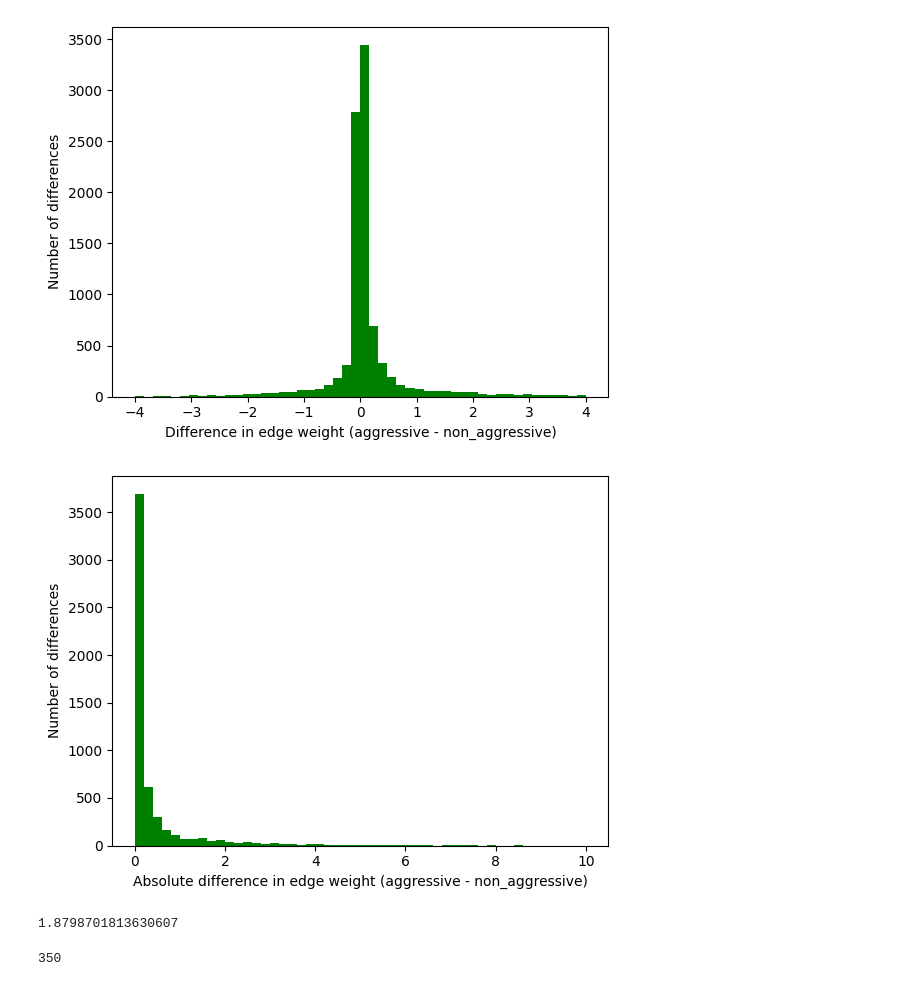
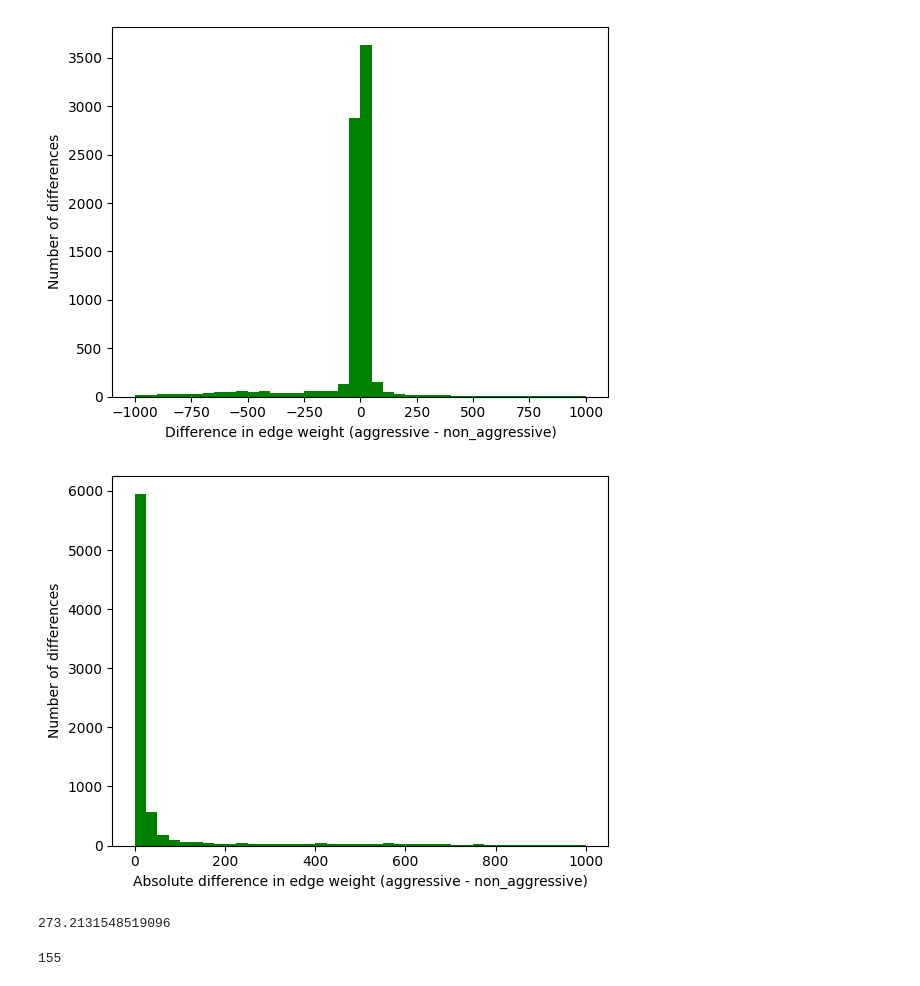
Before and after one commit to dmartmillan/OMEN, a Jupyter notebook: new_data/Probabilistic_network_aggr_vs_non_aggr.ipynb, the cells around one changed output. Cells and saved outputs as stored; diff of their text form; code cells hidden in the pictures.

```diff
--- a/new_data/Probabilistic_network_aggr_vs_non_aggr.ipynb
+++ b/new_data/Probabilistic_network_aggr_vs_non_aggr.ipynb
@@ -156,5 +194,5 @@ df_final_non_aggr
 # %%
-def calculateEdges(df,df_final,top_genes,top_genes2):
+def calculateEdges(df,df_final,top_genes,top_genes2,weighted,weight):
     edges = {}
     Normalization = sum(df['path_weight'].astype(float)) # Explained in the paper of OMEN
     for i in range(len(top_genes)):
@@ -168,10 +206,13 @@ def calculateEdges(df,df_final,top_genes,top_genes2):
             df_edge = df_final[ (df_final['gene1'].isin(nodes) & df_final['gene2'].isin(nodes)) | (df_final['gene1'].isin(nodes) & df_final['gene3'].isin(nodes)) | (df_final['gene2'].isin(nodes) & df_final['gene3'].isin(nodes))]
             s = sum(df_edge['path_weight'].astype(float))/Normalization
             if s>0:
-                edges[(node1,node2)] = s*100000 # to have bigger values
+                if weighted:
+                    edges[(node1,node2)] = s*weight
+                else:
+                    edges[(node1,node2)] = s*100000 # to have bigger values, because they are small probabilities
     return edges
 # %%
-edges_aggr = calculateEdges(df_aggr,df_final_aggr,top_genes_together,top_genes2_together)
+edges_aggr = calculateEdges(df_aggr,df_final_aggr,top_genes_together,top_genes2_together,True,df_aggr.size*correction_factor_weighted_paths_aggr)
 # %% [output]
 0
 1
@@ -193,5 +234,5 @@ edges_aggr = calculateEdges(df_aggr,df_final_aggr,top_genes_together,top_genes2_
 # %%
-edges_non_aggr = calculateEdges(df_non_aggr,df_final_non_aggr,top_genes_together,top_genes2_together)
+edges_non_aggr = calculateEdges(df_non_aggr,df_final_non_aggr,top_genes_together,top_genes2_together,True,df_non_aggr.size*correction_factor_weighted_paths_non_aggr)
 # %% [output]
 0
 1
@@ -294,13 +335,26 @@ plt.savefig('Density_edge_weight_corrected_100_150.png')
 # %%
 edges_difference_weight = {} # weight = weight aggressive - weight non-aggressive
-for i in edges_aggr:
-    if i in edges_non_aggr:
-        edges_difference_weight[i] = edges_aggr[i]-edges_non_aggr[i]
-    else:
-        edges_difference_weight[i] = edges_aggr[i]
-for i in edges_non_aggr:
-    if i not in edges_difference_weight:
-        edges_difference_weight[i] = -edges_non_aggr[i]
+with open('overview_edge_weights_subnetwork_0.65_difference_aggr_non_aggr_'+str(N_aggr)+'_'+str(N_non_aggr)+'weighted', 'w') as f:
+    f.write('edge  weight_aggr  weight_non_aggr  weight_difference')
+    f.write('\n')
+    for i in edges_aggr:
+        f.write(str(i)+' '+str(edges_aggr[i])+' ')
+        if i in edges_non_aggr:
+            f.write(str(edges_non_aggr[i])+' ')
+            edges_difference_weight[i] = edges_aggr[i]-edges_non_aggr[i]
+            f.write(str(edges_difference_weight[i]))
+            f.write('\n')
+        else:
+            f.write(str('no'+' '))
+            edges_difference_weight[i] = edges_aggr[i]
+            f.write(str(edges_difference_weight[i]))
+            f.write('\n')
+    for i in edges_non_aggr:
+        if i not in edges_difference_weight:
+            edges_difference_weight[i] = -edges_non_aggr[i]
+            f.write(str(i)+' no'+' '+str(edges_non_aggr[i])+' '+str(edges_difference_weight[i]))
+            f.write('\n')
+f.close()
 print(len(edges_difference_weight))
 edges_difference_weight
 # %% [output]
@@ -343,11 +397,11 @@ df_edges_difference_weight
 # %%
 differences = list(df_edges_difference_weight['Difference'])
-plt.hist(differences,bins=50,range=[-4,4],color='green')
+plt.hist(differences,bins=40,range=[-1000,1000],color='green')
 plt.xlabel('Difference in edge weight (aggressive - non_aggressive)')
 plt.ylabel('Number of differences')
-plt.savefig('Density_edge_weight_difference_corrected_100_150.png')
+plt.savefig('Density_edge_weight_difference_100_100_weighted.png')
 # %% [output]
-[figure, old version]
+[figure, new version]
 # %%
 differences_absolute = []
 for d in differences:
@@ -355,21 +409,21 @@ for d in differences:
         differences_absolute.append(-1*d)
     else:
         differences_absolute.append(d)
-plt.hist(differences,bins=50,range=[0,10],color='green')
+plt.hist(differences_absolute,bins=40,range=[0,1000],color='green')
 plt.xlabel('Absolute difference in edge weight (aggressive - non_aggressive)')
 plt.ylabel('Number of differences')
-plt.savefig('Density_edge_weight_absolute_difference_corrected_100_150.png')
+plt.savefig('Density_edge_weight_absolute_difference_100_100_weighted.png')
 # %% [output]
-[figure, old version]
+[figure, new version]
 # %%
-filter_value = np.percentile(differences_absolute, 95)
+filter_value = np.percentile(differences_absolute,90)
 filter_value
 # %% [output]
-1.8798701813630607
+273.2131548519096
 # %%
-len(df_edges_difference_weight.loc[(df_edges_difference_weight['Difference'] > filter_value)])
+len(df_edges_difference_weight.loc[(df_edges_difference_weight['Difference'] > filter_value)])+1
 # %% [output]
-350
+155
 # %%
 len(df_edges_difference_weight.loc[(df_edges_difference_weight['Difference'] < -1*filter_value)])
 # %% [output]
```
Also changed, not shown: parts of 18 cells of this notebook, 1 other file.
